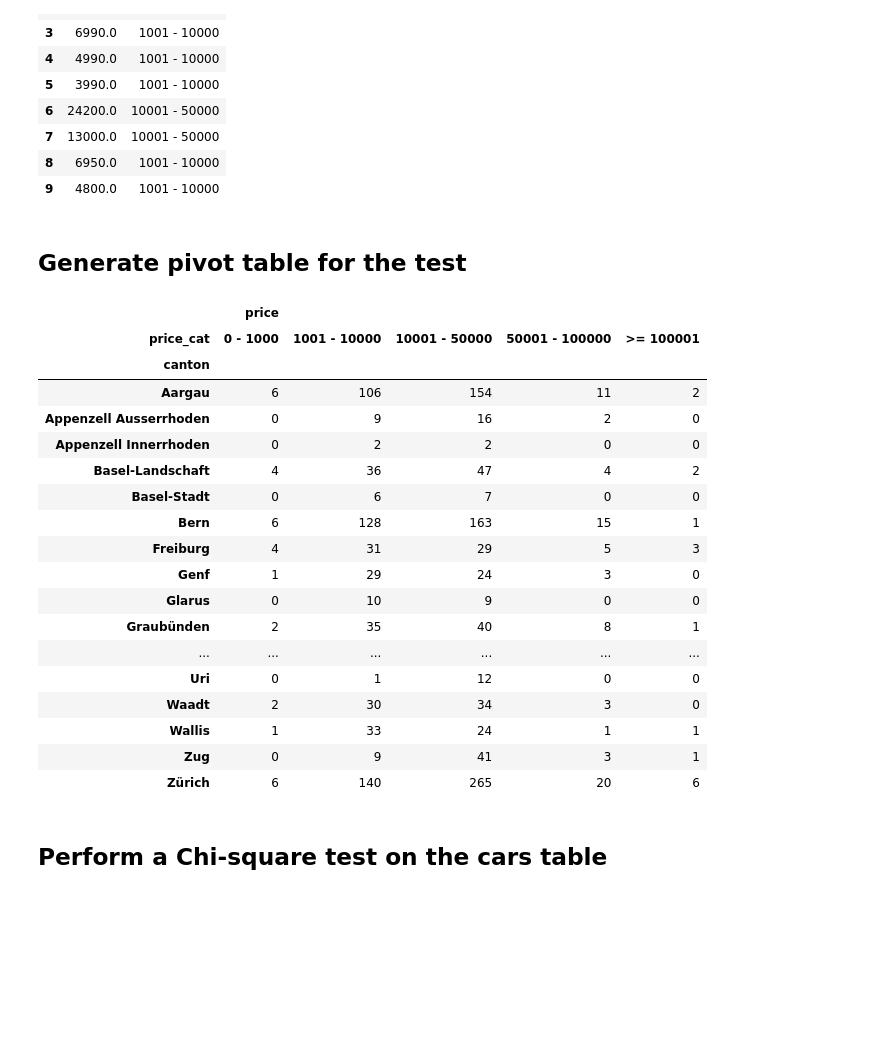
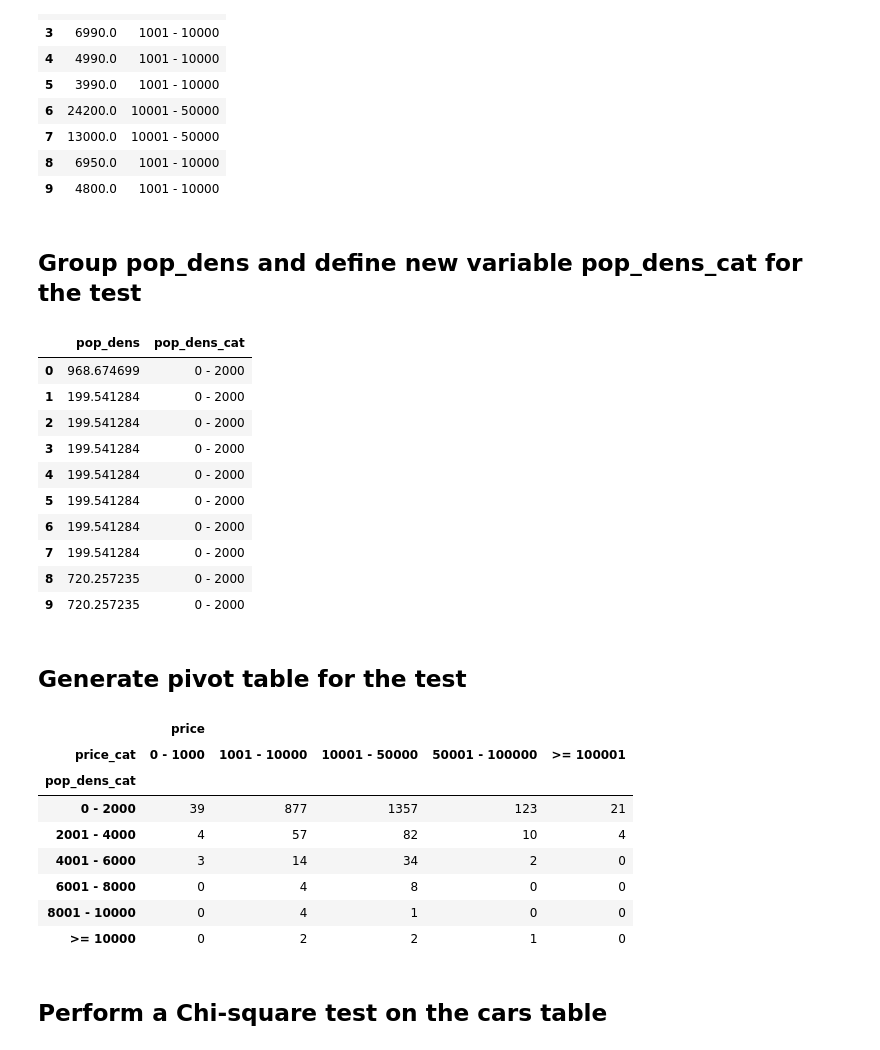
Before and after one commit to Sapdmsql/data_analytics_python_postgres, a Jupyter notebook: jupyter_postgres_db.ipynb, the cells around one changed output. Drawn from its saved outputs; the diff is of its cells as text; code cells hidden in the pictures; blank space fills up the shorter version.

Commit message:
chi-square test

```diff
--- a/jupyter_postgres_db.ipynb
+++ b/jupyter_postgres_db.ipynb
@@ -1102,35 +1125,48 @@ df_filtered[['price', 'price_cat']].head(10)
 | 7 | 13000.0 | 10001 - 50000 |
 | 8 | 6950.0 | 1001 - 10000 |
 | 9 | 4800.0 | 1001 - 10000 |
+# %% [markdown]
+## Group pop_dens and define new variable pop_dens_cat for the test
+# %%
+# Create labels
+labels = ['0 - 2000', '2001 - 4000', '4001 - 6000', '6001 - 8000', '8001 - 10000', '>= 10000']
+
+# Create new categorical variable
+df_filtered["pop_dens_cat"] = pd.cut(df_filtered['pop_dens'], bins=[0, 2000, 4000, 6000, 8000, 10000, 12810.992462312], labels=labels)
+
+# Check values
+df_filtered[['pop_dens', 'pop_dens_cat']].head(10)
+# %% [output]
+|  | pop_dens | pop_dens_cat |
+| 0 | 968.674699 | 0 - 2000 |
+| 1 | 199.541284 | 0 - 2000 |
+| 2 | 199.541284 | 0 - 2000 |
+| 3 | 199.541284 | 0 - 2000 |
+| 4 | 199.541284 | 0 - 2000 |
+| 5 | 199.541284 | 0 - 2000 |
+| 6 | 199.541284 | 0 - 2000 |
+| 7 | 199.541284 | 0 - 2000 |
+| 8 | 720.257235 | 0 - 2000 |
+| 9 | 720.257235 | 0 - 2000 |
 # %% [markdown]
 ## Generate pivot table for the test
 # %%
 # Contingency table (numbers in the table are apartments)
-tab = pd.pivot_table(df_filtered[['price', 'canton', 'price_cat']],
-                     index=['canton'],
+tab = pd.pivot_table(df_filtered[['price', 'pop_dens_cat', 'price_cat']],
+                     index=['pop_dens_cat'],
                      columns=['price_cat'],
                      aggfunc='count')
 tab
 # %% [output]
 |  | price |  |  |  |  |
 | price_cat | 0 - 1000 | 1001 - 10000 | 10001 - 50000 | 50001 - 100000 | >= 100001 |
-| canton |  |  |  |  |  |
-| Aargau | 6 | 106 | 154 | 11 | 2 |
-| Appenzell Ausserrhoden | 0 | 9 | 16 | 2 | 0 |
-| Appenzell Innerrhoden | 0 | 2 | 2 | 0 | 0 |
-| Basel-Landschaft | 4 | 36 | 47 | 4 | 2 |
-| Basel-Stadt | 0 | 6 | 7 | 0 | 0 |
-| Bern | 6 | 128 | 163 | 15 | 1 |
-| Freiburg | 4 | 31 | 29 | 5 | 3 |
-| Genf | 1 | 29 | 24 | 3 | 0 |
-| Glarus | 0 | 10 | 9 | 0 | 0 |
-| Graubünden | 2 | 35 | 40 | 8 | 1 |
-| ... | ... | ... | ... | ... | ... |
-| Uri | 0 | 1 | 12 | 0 | 0 |
-| Waadt | 2 | 30 | 34 | 3 | 0 |
-| Wallis | 1 | 33 | 24 | 1 | 1 |
-| Zug | 0 | 9 | 41 | 3 | 1 |
-| Zürich | 6 | 140 | 265 | 20 | 6 |
+| pop_dens_cat |  |  |  |  |  |
+| 0 - 2000 | 39 | 877 | 1357 | 123 | 21 |
+| 2001 - 4000 | 4 | 57 | 82 | 10 | 4 |
+| 4001 - 6000 | 3 | 14 | 34 | 2 | 0 |
+| 6001 - 8000 | 0 | 4 | 8 | 0 | 0 |
+| 8001 - 10000 | 0 | 4 | 1 | 0 | 0 |
+| >= 10000 | 0 | 2 | 2 | 1 | 0 |
 # %% [markdown]
 ## Perform a Chi-square test on the cars table
 # %%
```
Also changed, not shown: parts of 5 cells of this notebook.
